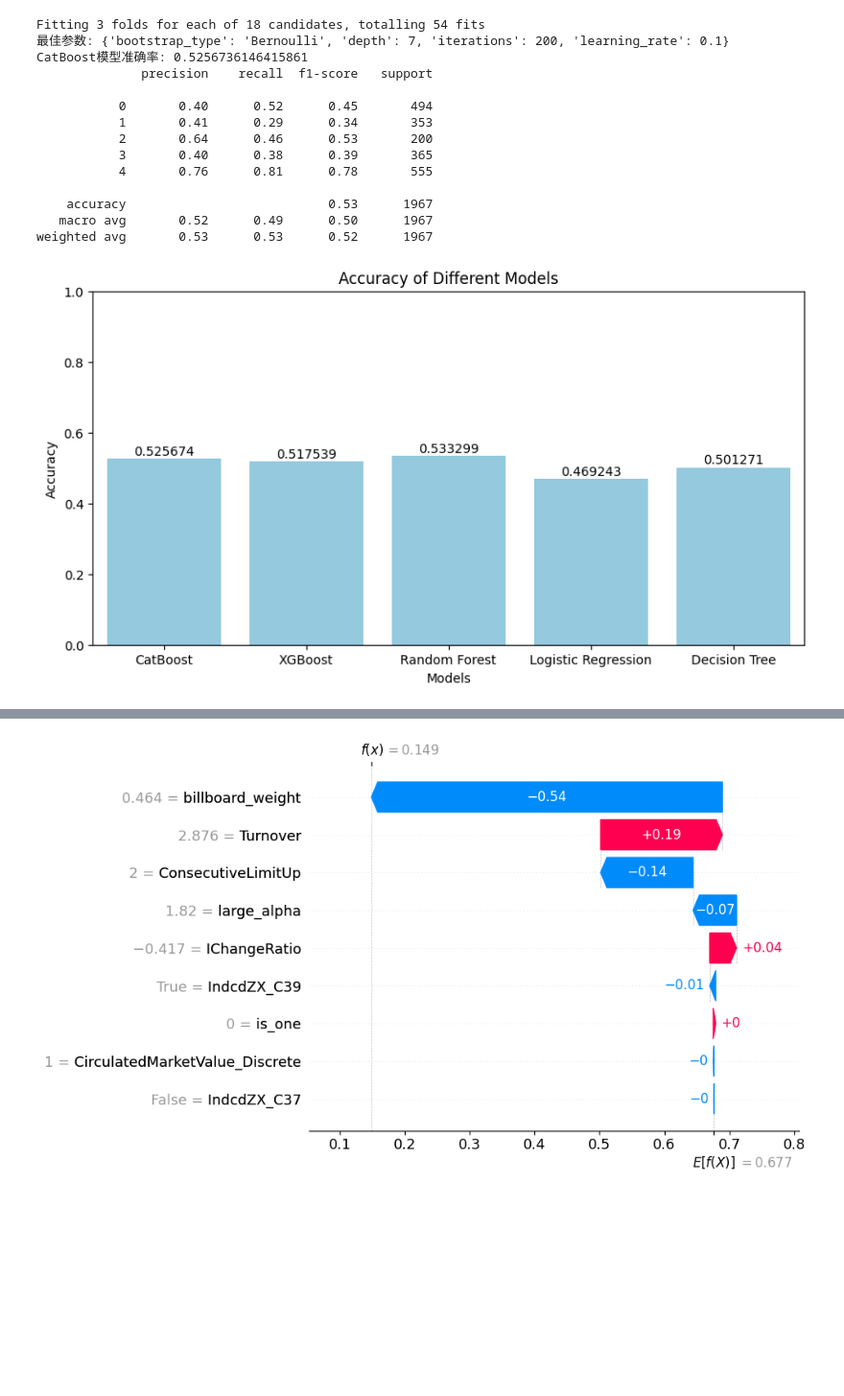
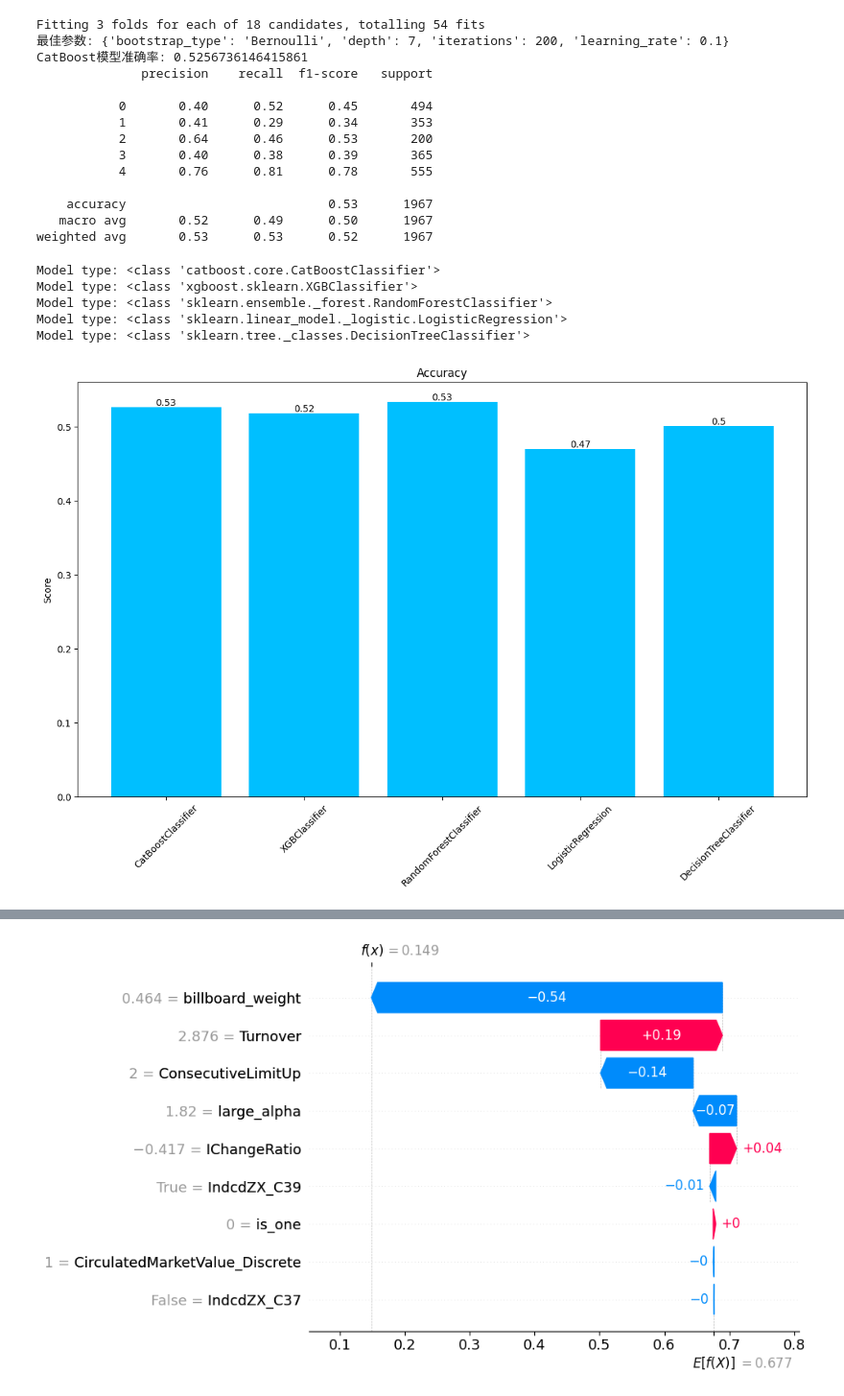
Before and after one commit to drowsysomnolent/Stock-prediction-XGBOOST-SHAP-streamlit, a Jupyter notebook: machine copy.ipynb, the cells around one changed output, grey strips where cells are left out. Shown at 96% size. Cells and saved outputs as stored; diff of their text form; code cells hidden in the pictures; blank space fills up the shorter version.

Commit message:
metric version

```diff
--- a/machine copy.ipynb
+++ b/machine copy.ipynb
@@ -577,33 +539,3 @@ CatBoost模型准确率: 0.5256736146415861
     accuracy                           0.53      1967
    macro avg       0.52      0.49      0.50      1967
 weighted avg       0.53      0.53      0.52      1967
-# %%
-import seaborn as sns
-accuracies = {
-    "CatBoost": catboost_accuracy,
-    "XGBoost": xgb_accuracy,
-    "Random Forest": rf_accuracy_best,
-    "Logistic Regression": logistic_accuracy,
-    "Decision Tree": decision_tree_accuracy
-}
-
-models = list(accuracies.keys())
-values = list(accuracies.values())
-
-# 绘制图形
-plt.figure(figsize=(10, 5))
-sns.barplot(x=models, y=values,color='skyblue')
-
-# 设置标题和标签
-plt.title('Accuracy of Different Models')
-plt.xlabel('Models')
-plt.ylabel('Accuracy')
-
-# 显示图形
-plt.ylim(0, 1)  # 假设准确率在0到1之间
-
-for i, value in enumerate(values):
-    plt.text(i, value + 0.01, f'{value:.6f}', ha='center')
-plt.show()
-# %% [output]
-[figure, removed]
@@ -609,0 +586,33 @@ plt.show()
+# %%
+# 存储所有模型的评估结果
+results = {}
+models = [best_catboost_model, best_xgb_model, rf_model_best, best_logistic_model, best_decision_tree_model]  # 假设这是你的模型列表
+
+
+for model in models:
+    print(f'Model type: {type(model)}')  # 检查模型的类型
+    model_name = model.__class__.__name__
+    results[model_name] = evaluate_model(model, X_test, y_test, class_names)
+
+# 定义指标名称和对应的值
+metrics = ['Accuracy', 'Precision', 'Recall', 'F1 Score']
+values = [
+    [result[0] for result in results.values()],
+    [result[1] for result in results.values()],
+    [result[2] for result in results.values()],
+    [result[3] for result in results.values()]
+]
+
+# 使用循环调用绘图函数
+for metric_name, value in zip(metrics, values):
+    plot_bar_chart(metric_name, value)
+
+for model in models:
+    plot_confusion_matrix(model, X_test, y_test)
+# %% [output]
+Model type: <class 'catboost.core.CatBoostClassifier'>
+Model type: <class 'xgboost.sklearn.XGBClassifier'>
+Model type: <class 'sklearn.ensemble._forest.RandomForestClassifier'>
+Model type: <class 'sklearn.linear_model._logistic.LogisticRegression'>
+Model type: <class 'sklearn.tree._classes.DecisionTreeClassifier'>
+[figure, added]
```
Also changed, not shown: parts of 19 cells of this notebook, 5 other files.
